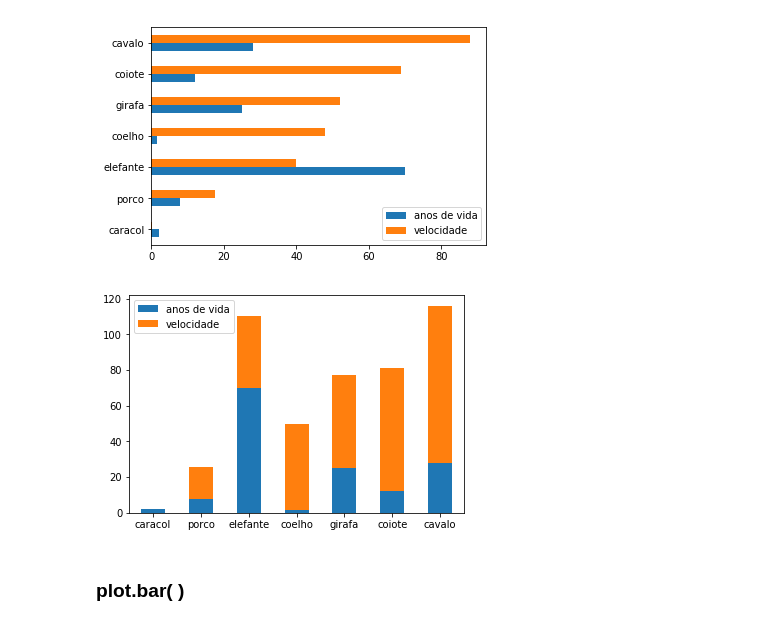
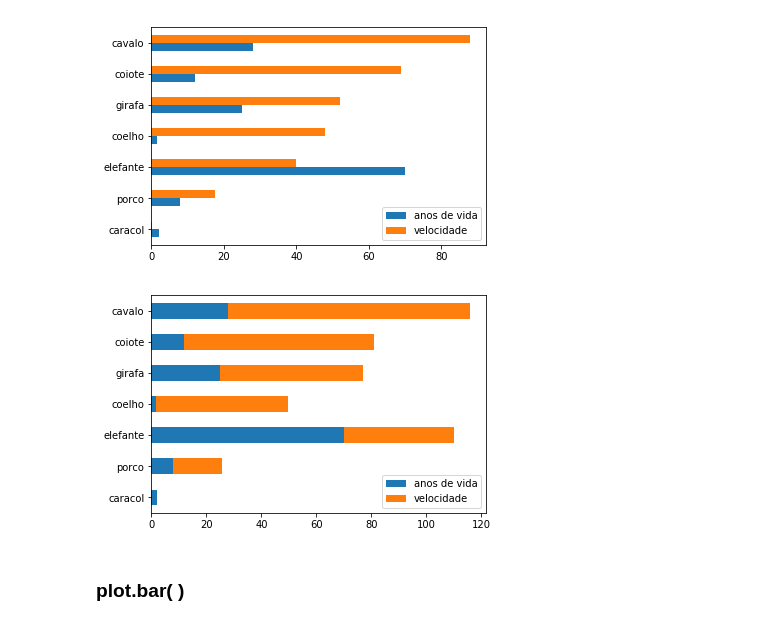
Before and after one commit to thomas-Oliveira/Bolsa-Machine-Learning-teste-, a Jupyter notebook: Gráfico com pandas.ipynb, the cells around one changed output. Drawn from its saved outputs; the diff is of its cells as text; code cells hidden in the pictures.

```diff
--- a/Gráfico com pandas.ipynb
+++ b/Gráfico com pandas.ipynb
@@ -67,8 +87,8 @@ df.plot.barh();
 [figure]
 # %%
 #stacked é para empilhar as barras
-df.plot.bar(rot = 0, stacked = True);
+df.plot.barh(rot = 0, stacked = True);
 # %% [output]
-[figure, old version]
+[figure, new version]
 # %% [markdown]
 ### plot.bar( )
```
Also changed, not shown: parts of 25 cells of this notebook.
